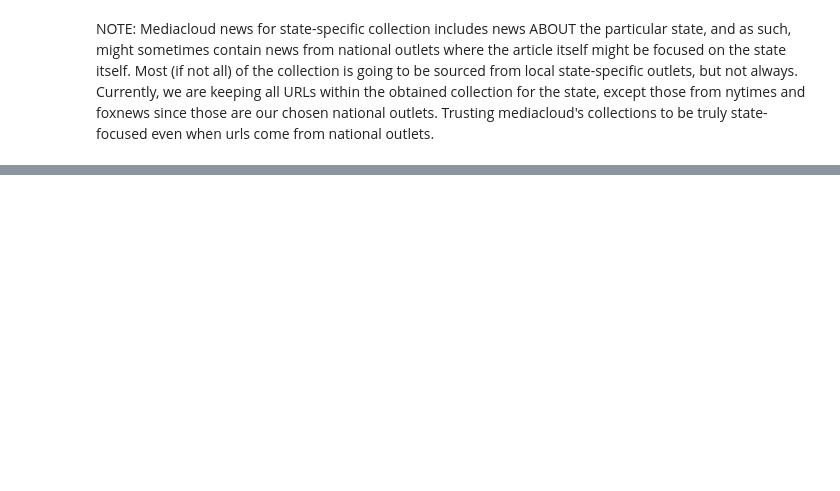
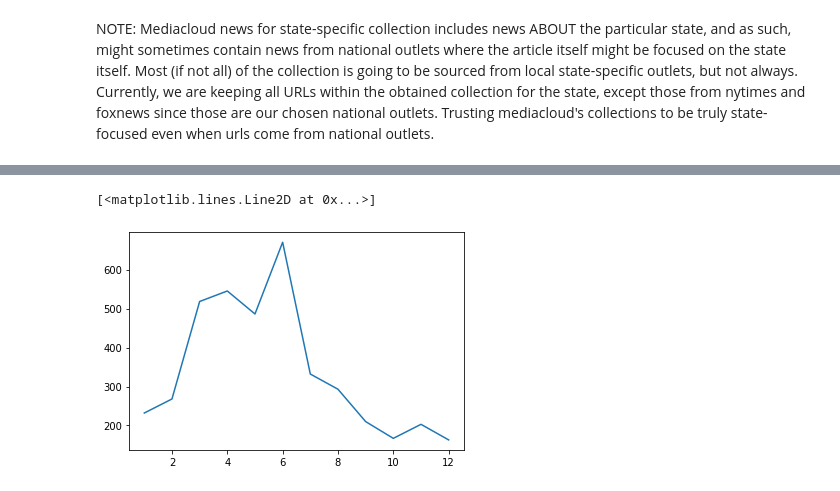
Before and after one commit to asmithh/trans-fer-entropy, a Jupyter notebook: obtaining_news_collections/get_florida_news_texts_starting_with_mediacloud_data.ipynb, the cells around one changed output, grey strips where cells are left out. Cells and saved outputs as stored; diff of their text form; code cells hidden in the pictures; blank space fills up the shorter version.

```diff
--- a/obtaining_news_collections/get_florida_news_texts_starting_with_mediacloud_data.ipynb
+++ b/obtaining_news_collections/get_florida_news_texts_starting_with_mediacloud_data.ipynb
@@ -42,4 +43,18 @@ memory usage: 502.7+ KB
 None
+# %%
+#analyze the distribution across months of publication -- are there gaps in the collection?
+all_dates = list(florida_news['publish_date'])
+month_to_vol = {}
+for i in range(1, 13):
+    month_to_vol[i] = 0
+for d in tqdm(all_dates):
+    m = int(d.split('-')[1])
+    month_to_vol[m] += 1
+# %%
+plt.plot(list(month_to_vol.keys()), list(month_to_vol.values()))
+# %% [output]
+[<matplotlib.lines.Line2D at 0x...>]
+[figure, added]
 # %%
 florida_news[['language', 'media_name', 'media_url', 'publish_date', 'title', 'url']].tail(20)
 # %% [output]
```
Also changed, not shown: parts of 7 cells of this notebook, 2 other files.
